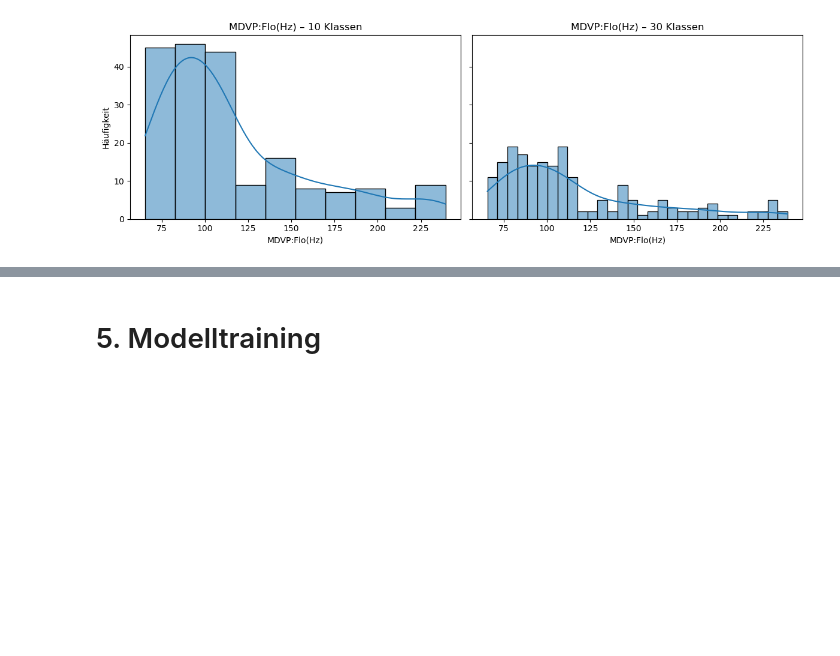
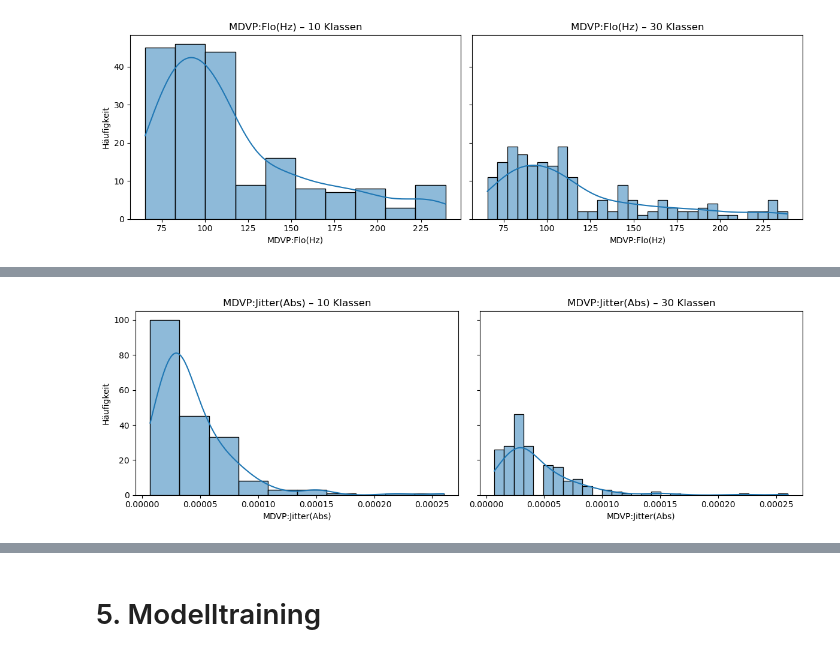
Before and after one commit to annikavanrooijen/Parkinson-Detection, a Jupyter notebook: Semesterprojekt.ipynb, the cells around one changed output, grey strips where cells are left out. Drawn from its saved outputs; the diff is of its cells as text; code cells hidden in the pictures; blank space fills up the shorter version.

```diff
--- a/Semesterprojekt.ipynb
+++ b/Semesterprojekt.ipynb
@@ -416 +491,5 @@ plot_histogram_comparison(df, 'MDVP:Flo(Hz)', 10, 30)
+# %%
+plot_histogram_comparison(df, 'MDVP:Jitter(Abs)', 10, 30)
+# %% [output]
+[figure, added]
 # %% [markdown]
```
Also changed, not shown: parts of 27 cells of this notebook.
